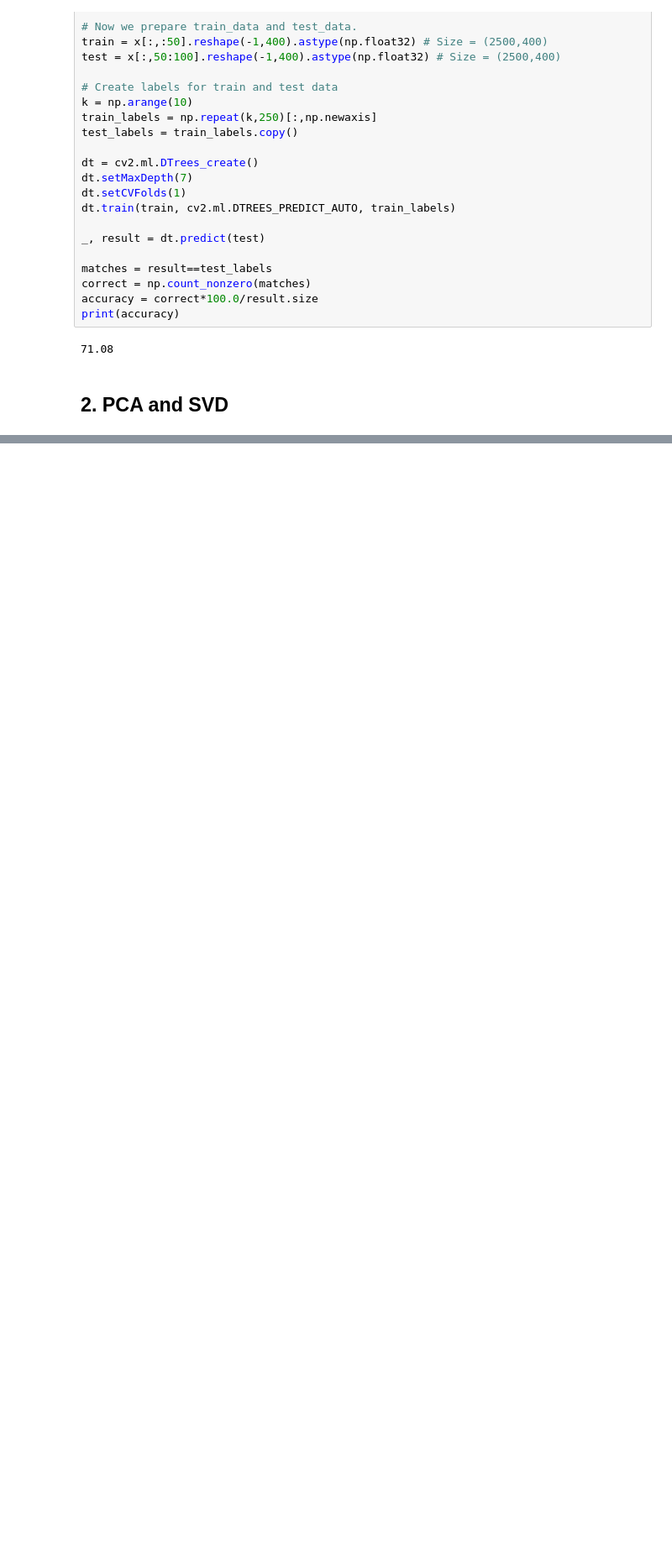
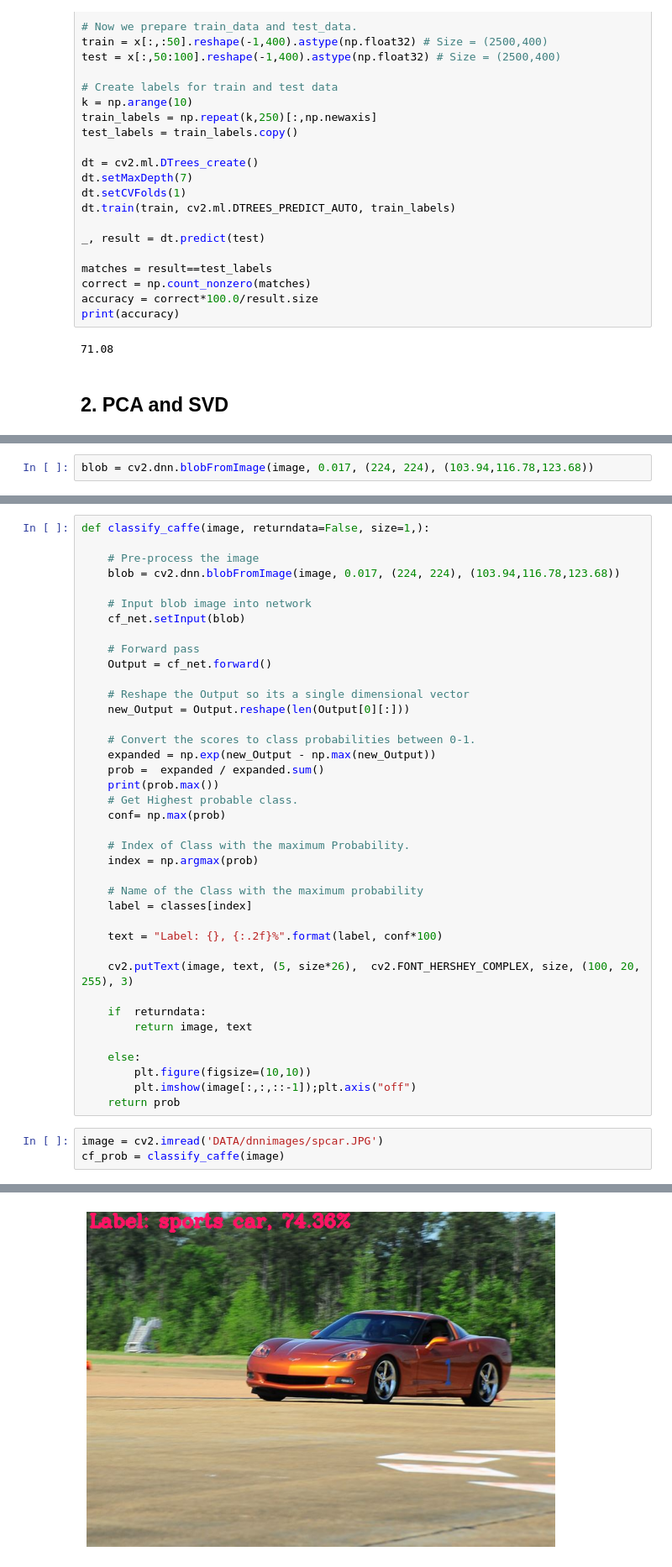
Before and after one commit to PatWolf2610/OpenCV-Learning, a Jupyter notebook: Machine-learning.ipynb, the cells around one changed output, grey strips where cells are left out. Shown at 84% size. Cells and saved outputs as stored; diff of their text form; blank space fills up the shorter version.

```diff
--- a/Machine-learning.ipynb
+++ b/Machine-learning.ipynb
@@ -128,0 +189,2 @@ print(accuracy)
+# %%
+blob = cv2.dnn.blobFromImage(image, 0.017, (224, 224), (103.94,116.78,123.68))
@@ -128,0 +217,43 @@ print(accuracy)
+# %%
+def classify_caffe(image, returndata=False, size=1,):
+
+    # Pre-process the image
+    blob = cv2.dnn.blobFromImage(image, 0.017, (224, 224), (103.94,116.78,123.68))
+
+    # Input blob image into network
+    cf_net.setInput(blob)
+
+    # Forward pass
+    Output = cf_net.forward()
+
+    # Reshape the Output so its a single dimensional vector
+    new_Output = Output.reshape(len(Output[0][:]))
+
+    # Convert the scores to class probabilities between 0-1.
+    expanded = np.exp(new_Output - np.max(new_Output))
+    prob =  expanded / expanded.sum()
+    print(prob.max())
+    # Get Highest probable class.
+    conf= np.max(prob)
+
+    # Index of Class with the maximum Probability.
+    index = np.argmax(prob)
+
+    # Name of the Class with the maximum probability
+    label = classes[index]
+
+    text = "Label: {}, {:.2f}%".format(label, conf*100)
+
+    cv2.putText(image, text, (5, size*26),  cv2.FONT_HERSHEY_COMPLEX, size, (100, 20, 255), 3)
+
+    if  returndata:
+        return image, text
+
+    else:
+        plt.figure(figsize=(10,10))
+        plt.imshow(image[:,:,::-1]);plt.axis("off")
+    return prob
+# %%
+image = cv2.imread('DATA/dnnimages/spcar.JPG')
+cf_prob = classify_caffe(image)
+# %% [output]
@@ -128,0 +261 @@ print(accuracy)
+[figure, added]
```
Also changed, not shown: parts of 25 cells of this notebook, 10 other files.
